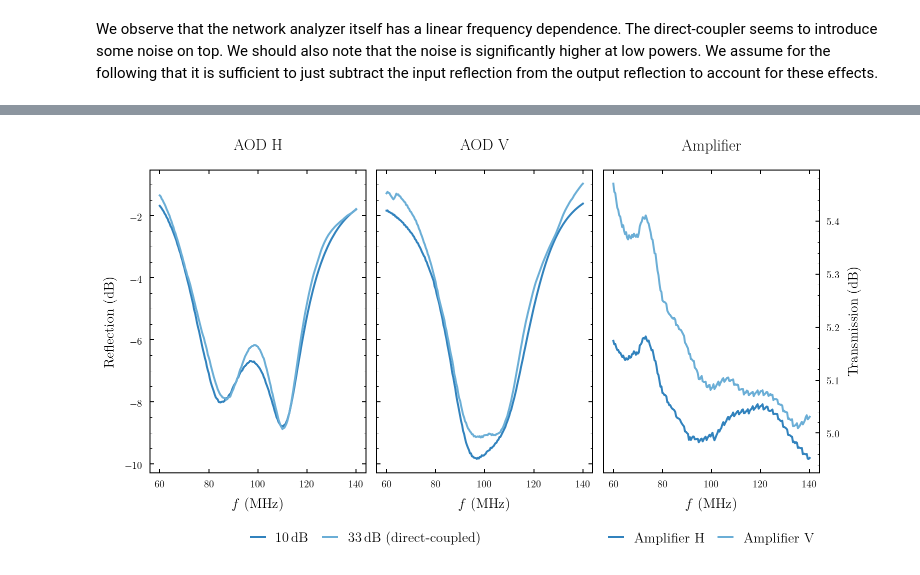
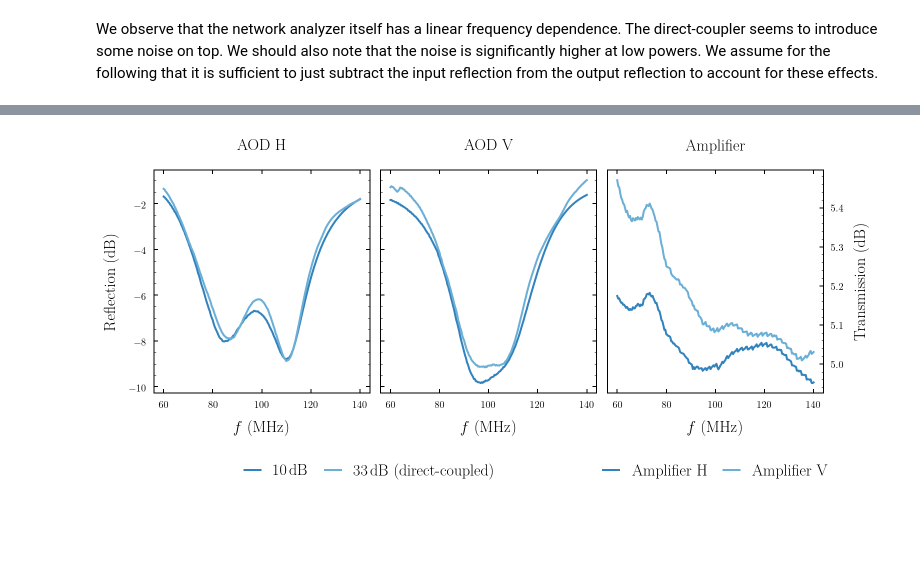
Before and after one commit to bodokaiser/bachelor-thesis, a Jupyter notebook: notebook/evaluation/signal-reflection.ipynb, the cells around one changed output, grey strips where cells are left out. Saved outputs shown, nothing was run; the diff lists cells and outputs as text; code cells hidden in the pictures; blank space fills up the shorter version.

```diff
--- a/notebook/evaluation/signal-reflection.ipynb
+++ b/notebook/evaluation/signal-reflection.ipynb
@@ -117,39 +117,39 @@ ampv = pd.read_csv(os.path.join(datadir, '../amplification/vlog.csv'), skiprows=
 h = runs['10dBm-horizontal']
 v = runs['10dBm-vertical']
 
-plt.figure(figsize=(12, 6))
+plt.figure(figsize=(12, 5))
 
 ax0 = plt.subplot(131)
 ax0.plot(h.frequency / 1e6, h.reflection, label='\SI{10}{\decibel}', color=cmap.colors[0])
 ax0.plot(hin33.frequency / 1e6, hout33.reflection - hin33.reflection, label='\SI{33}{\decibel} (direct-coupled)', color=cmap.colors[1])
 ax0.set_title('AOD H')
 ax0.set_xlabel('$f$ (\si{\mega\hertz})')
 ax0.set_ylabel('Reflection (\si{\decibel})')
-ax0.legend(loc='upper center', bbox_to_anchor=(1., -0.15), ncol=2)
+ax0.legend(loc='upper center', bbox_to_anchor=(1., -0.25), ncol=2)
 
 ax1 = plt.subplot(132, sharey=ax0)
 ax1.plot(v.frequency / 1e6, v.reflection, label='\SI{10}{\decibel}', color=cmap.colors[0])
 ax1.plot(vin33.frequency / 1e6, vout33.reflection - vin33.reflection, label='\SI{33}{\decibel} (direct-coupled)', color=cmap.colors[1])
 ax1.set_title('AOD V')
 ax1.set_xlabel('$f$ (\si{\mega\hertz})')
 ax0.get_shared_y_axes().join(ax0, ax1)
 #ax1.set_yticklabels([])
 
 ax2 = plt.subplot(133)
 ax2.plot(amph.frequency / 1e6, amph.transmission, label='Amplifier H', color=cmap.colors[0])
 ax2.plot(ampv.frequency / 1e6, ampv.transmission, label='Amplifier V', color=cmap.colors[1])
 ax2.set_title('Amplifier')
 ax2.set_xlabel('$f$ (\si{\mega\hertz})')
 ax2.set_ylabel('Transmission (\si{\decibel})')
 ax2.yaxis.tick_right()
 ax2.yaxis.set_label_position('right')
-ax2.legend(loc='upper center', bbox_to_anchor=(0.5, -0.15), ncol=2)
+ax2.legend(loc='upper center', bbox_to_anchor=(0.5, -0.25), ncol=2)
 
 plt.setp(ax1.get_yticklabels(), visible=False)
 
-plt.subplots_adjust(top=.9, bottom=.20, wspace=.05)
+plt.subplots_adjust(top=.88, bottom=.26, wspace=.05)
 plt.savefig(os.path.join(figuredir, 'comparison.pdf'))
 plt.savefig(os.path.join(figuredir, 'comparison.pgf'))
 plt.show()
 # %% [output]
-[figure, old version]
+[figure, new version]
```
Also changed, not shown: parts of 1 cell of this notebook, 11 other files.
